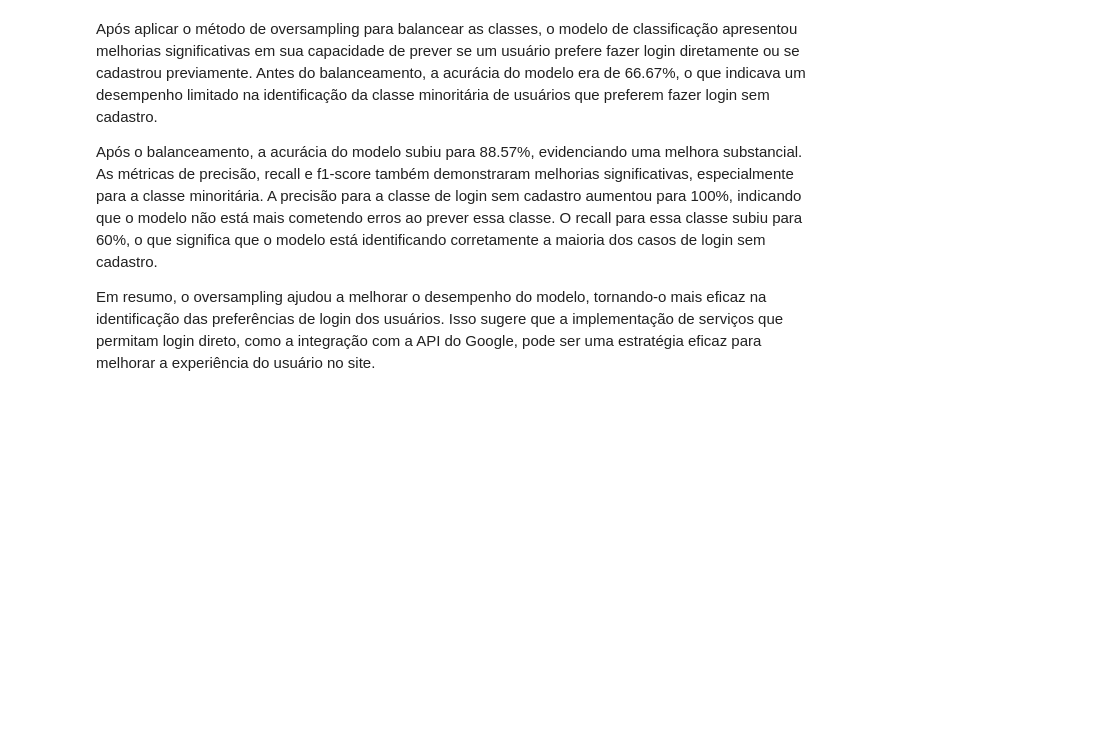
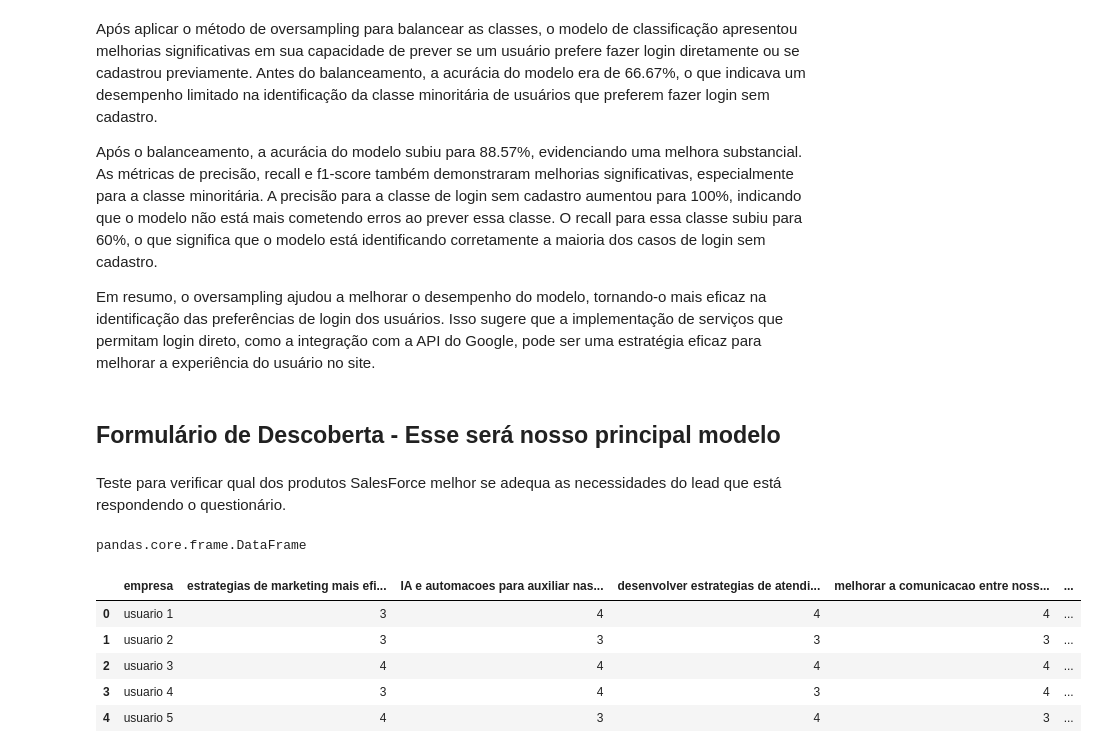
Before and after one commit to patinaomi/sprint-3-fiap, a Jupyter notebook: AI & Chatbot/sprint-4-ai&c/formularioCadastro.ipynb, the cells around one changed output. Saved outputs shown, nothing was run; the diff lists cells and outputs as text; code cells hidden in the pictures; blank space fills up the shorter version.

```diff
--- a/AI & Chatbot/sprint-4-ai&c/formularioCadastro.ipynb
+++ b/AI & Chatbot/sprint-4-ai&c/formularioCadastro.ipynb
@@ -468,3 +621,22 @@ Após aplicar o método de oversampling para balancear as classes, o modelo de c
 Após o balanceamento, a acurácia do modelo subiu para 88.57%, evidenciando uma melhora substancial. As métricas de precisão, recall e f1-score também demonstraram melhorias significativas, especialmente para a classe minoritária. A precisão para a classe de login sem cadastro aumentou para 100%, indicando que o modelo não está mais cometendo erros ao prever essa classe. O recall para essa classe subiu para 60%, o que significa que o modelo está identificando corretamente a maioria dos casos de login sem cadastro.
 
 Em resumo, o oversampling ajudou a melhorar o desempenho do modelo, tornando-o mais eficaz na identificação das preferências de login dos usuários. Isso sugere que a implementação de serviços que permitam login direto, como a integração com a API do Google, pode ser uma estratégia eficaz para melhorar a experiência do usuário no site.
+# %% [markdown]
+## Formulário de Descoberta - Esse será nosso principal modelo
+# %% [markdown]
+Teste para verificar qual dos produtos SalesForce melhor se adequa as necessidades do lead que está respondendo o questionário.
+# %%
+dados = pd.read_csv('formulario para teste IA_OK.csv', sep=';', encoding='utf-8')
+# %%
+type(dados)
+# %% [output]
+pandas.core.frame.DataFrame
+# %%
+dados.head()
+# %% [output]
+|  | empresa | estrategias de marketing mais efi... | IA e automacoes para auxiliar nas... | desenvolver estrategias de atendi... | melhorar a comunicacao entre noss... | ... |
+| 0 | usuario 1 | 3 | 4 | 4 | 4 | ... |
+| 1 | usuario 2 | 3 | 3 | 3 | 3 | ... |
+| 2 | usuario 3 | 4 | 4 | 4 | 4 | ... |
+| 3 | usuario 4 | 3 | 4 | 3 | 4 | ... |
+| 4 | usuario 5 | 4 | 3 | 4 | 3 | ... |
```
Also changed, not shown: parts of 55 cells of this notebook, 2 other files.
